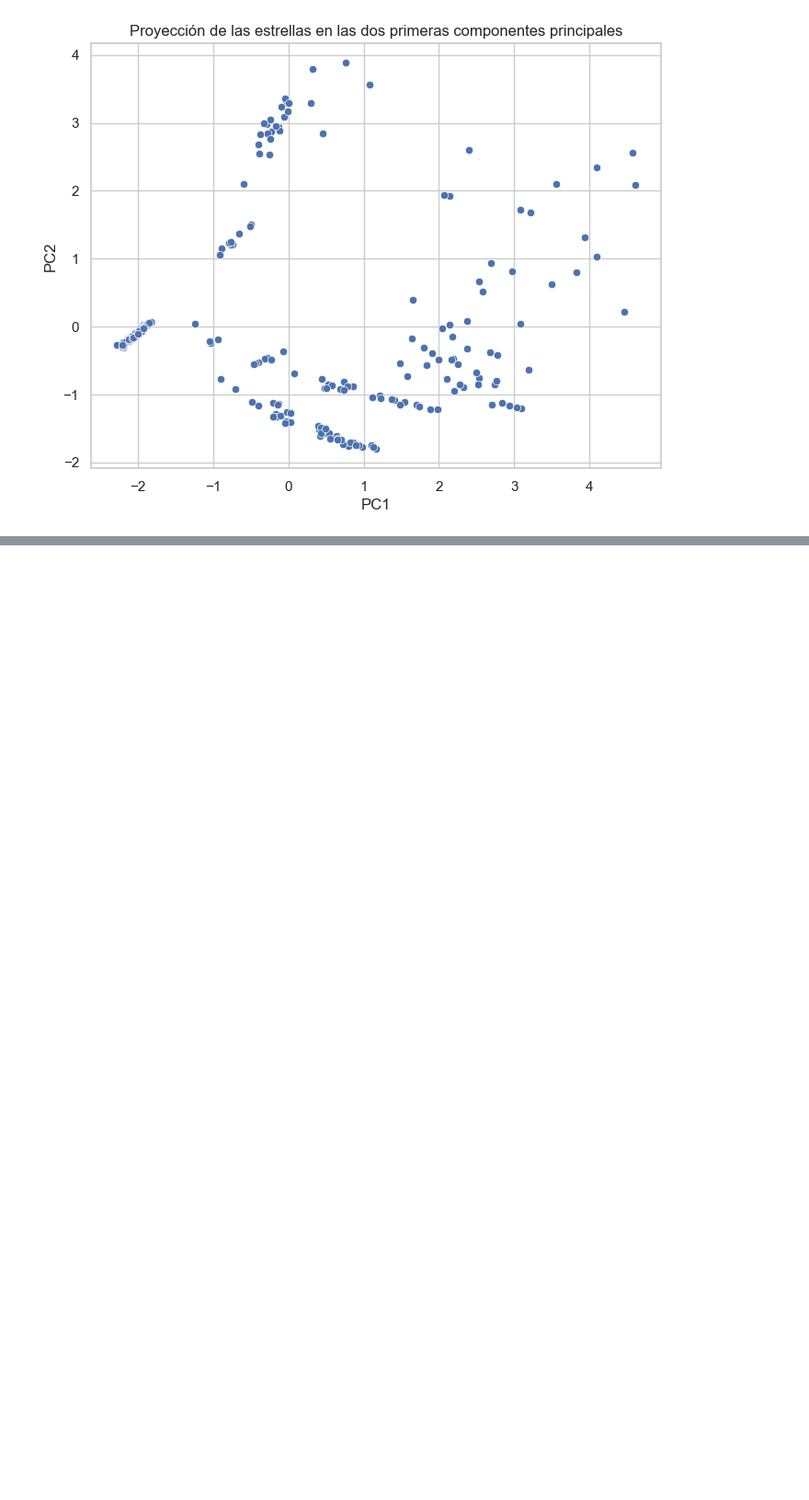
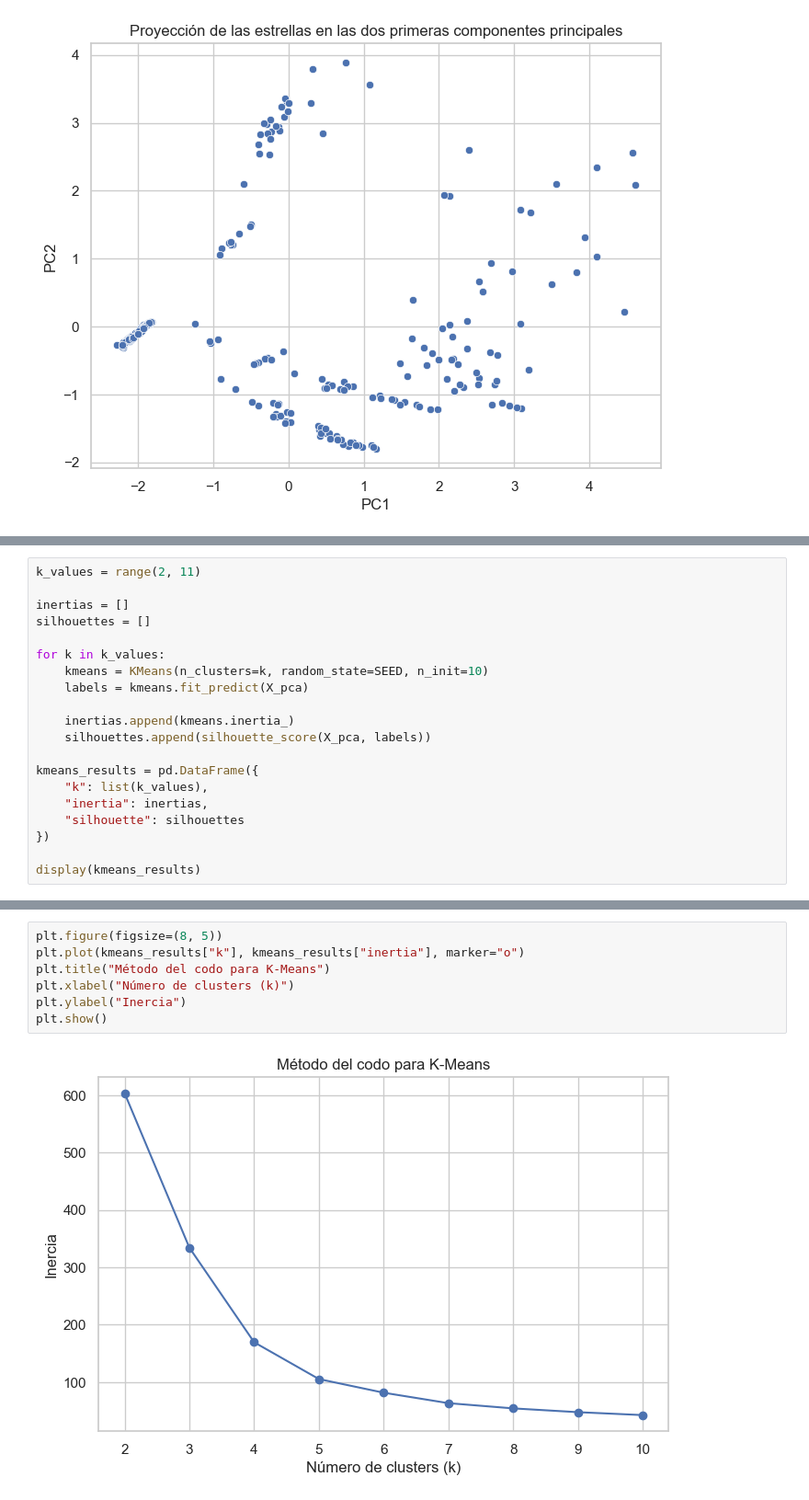
Before and after one commit to DiegoVa6/Grupo05_Practica2, a Jupyter notebook: practica2_estrellas.ipynb, the cells around one changed output, grey strips where cells are left out. Shown at 92% size. Drawn from its saved outputs; the diff is of its cells as text; blank space fills up the shorter version.

Commit message:
k-means + hierarchical done

```diff
--- a/practica2_estrellas.ipynb
+++ b/practica2_estrellas.ipynb
@@ -452,0 +467,20 @@ plt.show()
+# %%
+k_values = range(2, 11)
+
+inertias = []
+silhouettes = []
+
+for k in k_values:
+    kmeans = KMeans(n_clusters=k, random_state=SEED, n_init=10)
+    labels = kmeans.fit_predict(X_pca)
+
+    inertias.append(kmeans.inertia_)
+    silhouettes.append(silhouette_score(X_pca, labels))
+
+kmeans_results = pd.DataFrame({
+    "k": list(k_values),
+    "inertia": inertias,
+    "silhouette": silhouettes
+})
+
+display(kmeans_results)
@@ -452,0 +498,9 @@ plt.show()
+# %%
+plt.figure(figsize=(8, 5))
+plt.plot(kmeans_results["k"], kmeans_results["inertia"], marker="o")
+plt.title("Método del codo para K-Means")
+plt.xlabel("Número de clusters (k)")
+plt.ylabel("Inercia")
+plt.show()
+# %% [output]
+[figure, added]
```
Also changed, not shown: parts of 37 cells of this notebook.
